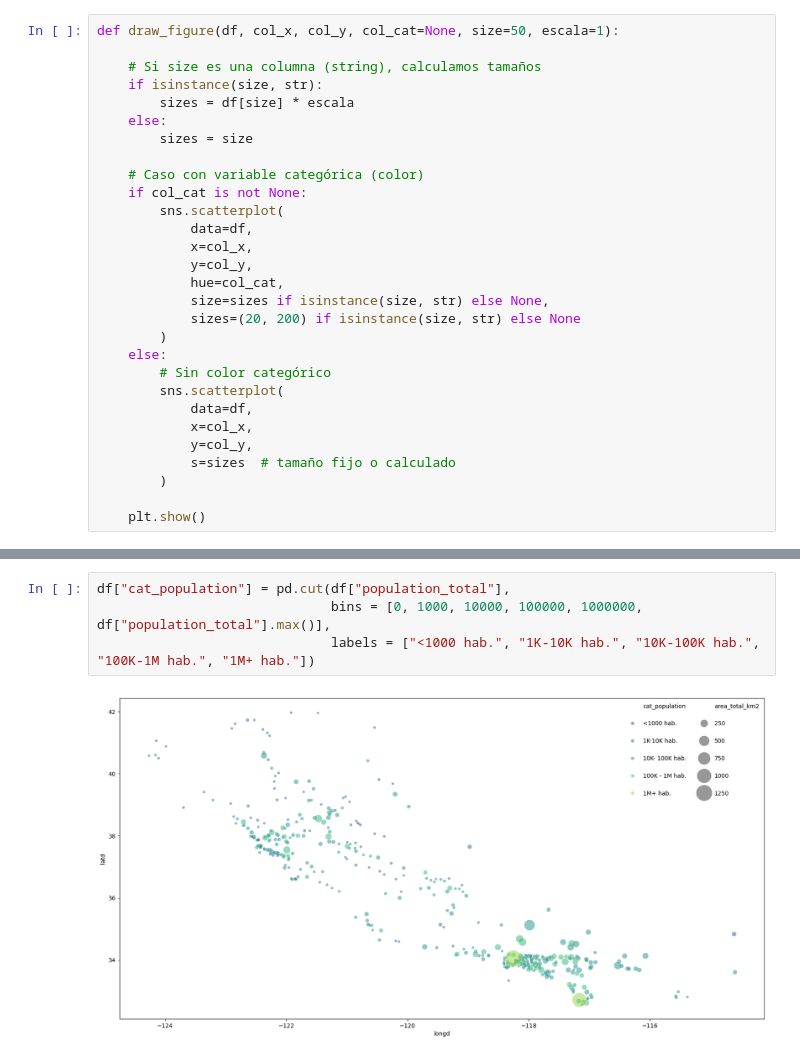
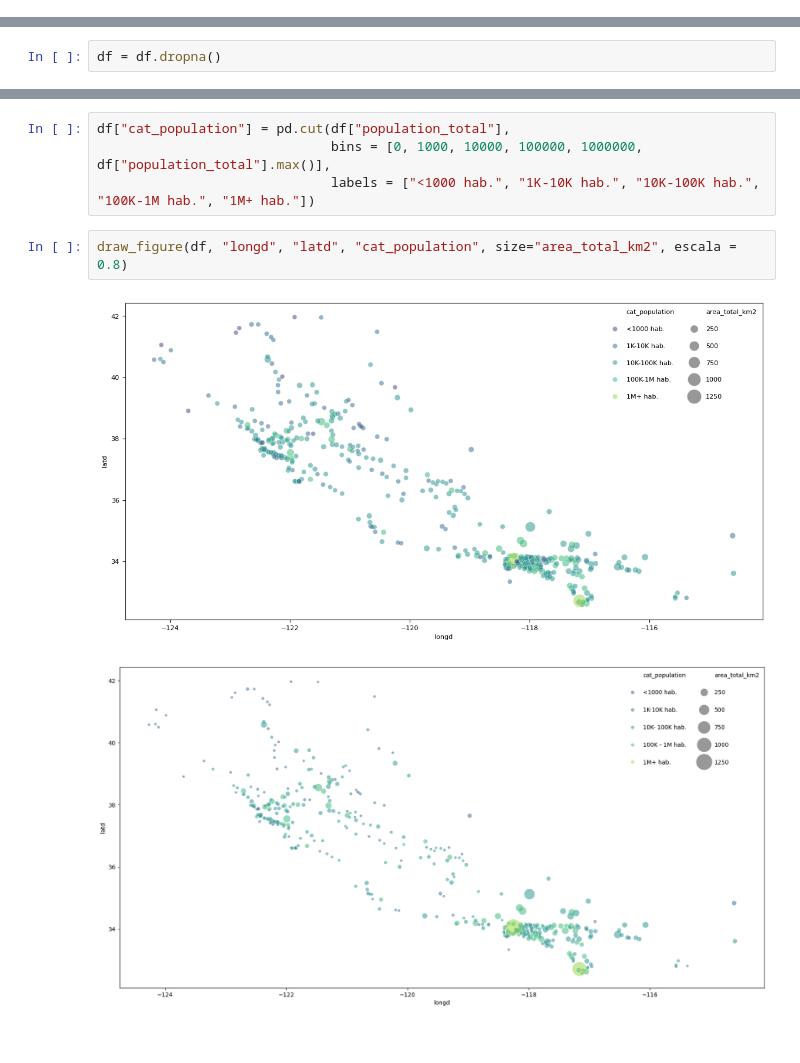
Before and after one commit to willwalker7/DS-Online-willwalker7, a Jupyter notebook: 03_Data_Analysis/Sprint_08/Unidad_02_Visualizacion_Avanzada_Seaborn/03_Practica_Obligatoria/18_Practica_Obligatoria_Visualizacion_Avanzada.ipynb, the cells around one changed output, grey strips where cells are left out. Drawn from its saved outputs; the diff is of its cells as text.

```diff
--- a/03_Data_Analysis/Sprint_08/Unidad_02_Visualizacion_Avanzada_Seaborn/03_Practica_Obligatoria/18_Practica_Obligatoria_Visualizacion_Avanzada.ipynb
+++ b/03_Data_Analysis/Sprint_08/Unidad_02_Visualizacion_Avanzada_Seaborn/03_Practica_Obligatoria/18_Practica_Obligatoria_Visualizacion_Avanzada.ipynb
@@ -40,32 +40,3 @@ La función debe pintar el diagrama de dispersión de la columna numérica 1, en
 Si no se diera una columna categórica como argumento, el color no debe pasarse como parámetro a la función de Seaborn o Matplotlib que uses.
 
 EXTRA OPCIONAL: Añade un argumento que controle si la función pinta una leyenda para colores y tamaños o un colorbar y una leyenda para los tamaños.
-# %%
-def draw_figure(df, col_x, col_y, col_cat=None, size=50, escala=1):
-
-    # Si size es una columna (string), calculamos tamaños
-    if isinstance(size, str):
-        sizes = df[size] * escala
-    else:
-        sizes = size
-
-    # Caso con variable categórica (color)
-    if col_cat is not None:
-        sns.scatterplot(
-            data=df,
-            x=col_x,
-            y=col_y,
-            hue=col_cat,
-            size=sizes if isinstance(size, str) else None,
-            sizes=(20, 200) if isinstance(size, str) else None
-        )
-    else:
-        # Sin color categórico
-        sns.scatterplot(
-            data=df,
-            x=col_x,
-            y=col_y,
-            s=sizes  # tamaño fijo o calculado
-        )
-
-    plt.show()
@@ -75,3 +103,5 @@ def draw_figure(df, col_x, col_y, col_cat=None, size=50, escala=1):
 Pinta el diagrama de dispersión de longitud y latitud (longitud en las x, latitud en las y) de las ciudades, usando el tamaño de las ciudades para el tamaño de los puntos y los colores para mostrar la población. Previamente crea una columna nueva "log_poblacion" y asignale el log decimal de la poblacion (np.log10() y como argumento los valores de la columna "population_total"). Usa "log_poblacion" para el color.
 # %% [markdown]
 Una vez calculado el logaritmo, también puedes probar a categorizar la población, aquí tienes un ejemplo de como podría salir para que lo tengas de referencia:
+# %%
+df = df.dropna()
@@ -81,6 +131,10 @@ df["log_poblacion"] = np.log10(df["population_total"])
 df["cat_population"] = pd.cut(df["population_total"],
                               bins = [0, 1000, 10000, 100000, 1000000, df["population_total"].max()],
                               labels = ["<1000 hab.", "1K-10K hab.", "10K-100K hab.", "100K-1M hab.", "1M+ hab."])
+# %%
+draw_figure(df, "longd", "latd", "cat_population", size="area_total_km2", escala = 0.8)
+# %% [output]
+[figure, added]
 # %% [markdown]
 ![output.png](attachment:489dadaa-f724-428d-93c0-2b577449dd4b.png)
 # %% [markdown]
```
Also changed, not shown: parts of 2 cells of this notebook, 1 other file.
